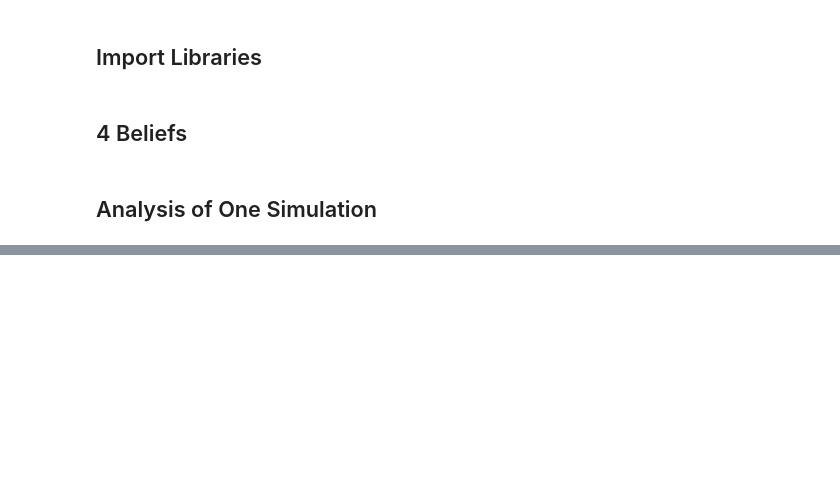
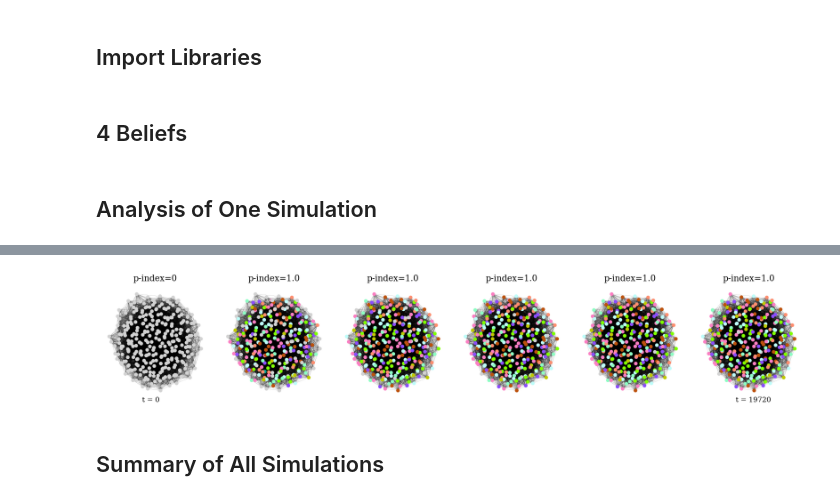
Before and after one commit to ocseckin/belief_network_extended, a Jupyter notebook: notebooks/simulations_bigger_belief_networks.ipynb, the cells around one changed output, grey strips where cells are left out. Saved outputs shown, nothing was run; the diff lists cells and outputs as text; code cells hidden in the pictures; blank space fills up the shorter version.

```diff
--- a/notebooks/simulations_bigger_belief_networks.ipynb
+++ b/notebooks/simulations_bigger_belief_networks.ipynb
@@ -58,0 +63,3 @@ No artists with labels found to put in legend.  Note that artists whose label st
+# %%
+G = graphs[i]
+pos = nx.spring_layout(G=G, seed=89)
@@ -58,0 +78,20 @@ No artists with labels found to put in legend.  Note that artists whose label st
+# %%
+fig, axs = plt.subplots(1,6, figsize=(20,4))
+
+for col,index,t in zip([0,1,2,3,4,5], [0,45,90,135,180,224], [0, 14400, 28800, 43200, 57600, 71680]):
+    nx.draw(G,
+            pos,
+            node_size = 40,
+            width=.1,
+            node_color = ['lightgray' if c['color']=='gray' else c['color'] for c in track[t]['node_coloring'].values()],
+            ax=axs[col])
+    axs[col].set_title(f'p-index={round(polarization_analysis[index],3)}')
+
+axs[0].text(-.3,-1.2,s='t = 0')
+axs[5].text(-.3,-1.2,s='t = 19720')
+fig.tight_layout()
+fig.savefig(f'../figures/main/{folder}/simulation_{i}_graph_over_t.pdf')
+# %% [output]
+[figure, added]
+# %% [markdown]
+## Summary of All Simulations
```
Also changed, not shown: parts of 12 cells of this notebook, 2 other files.
